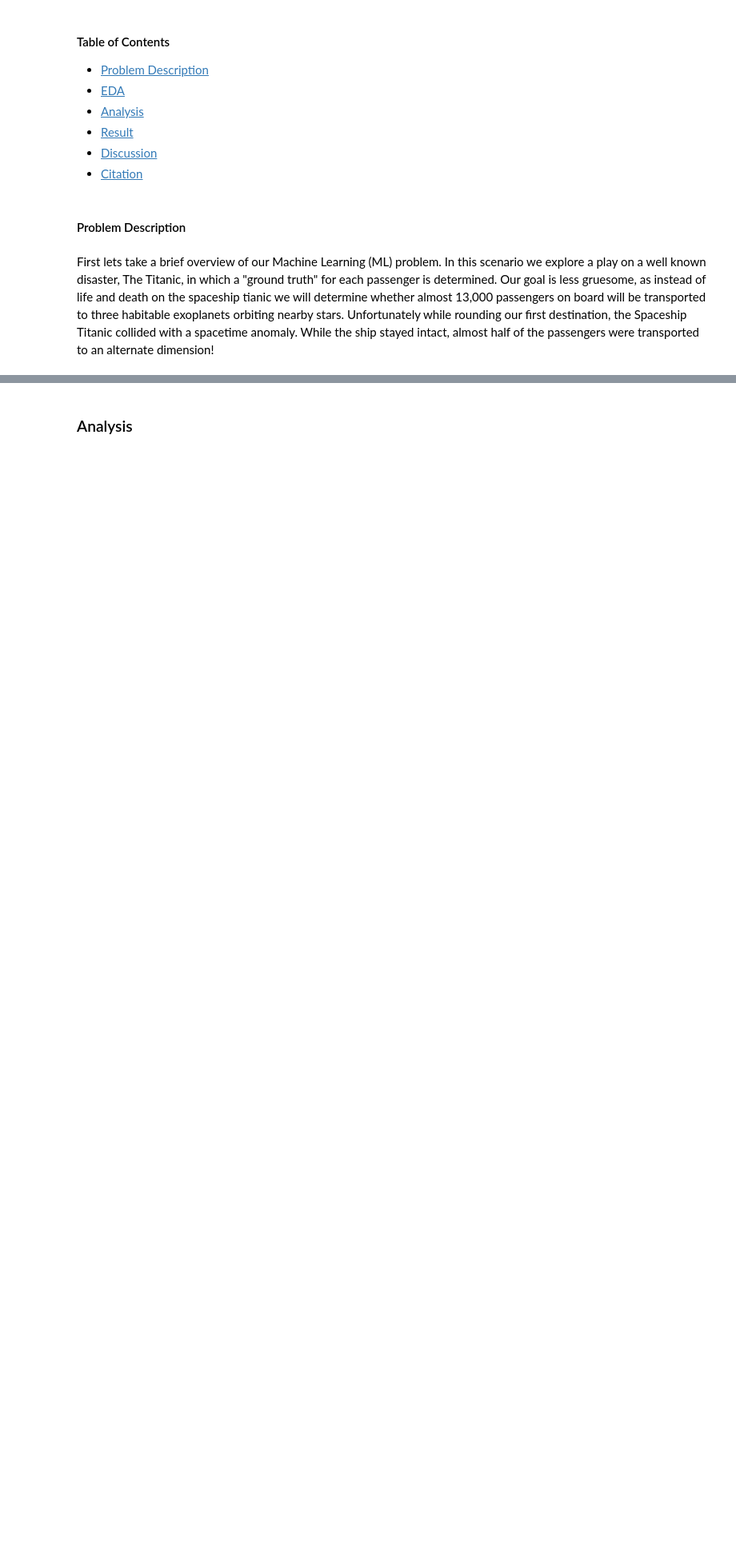
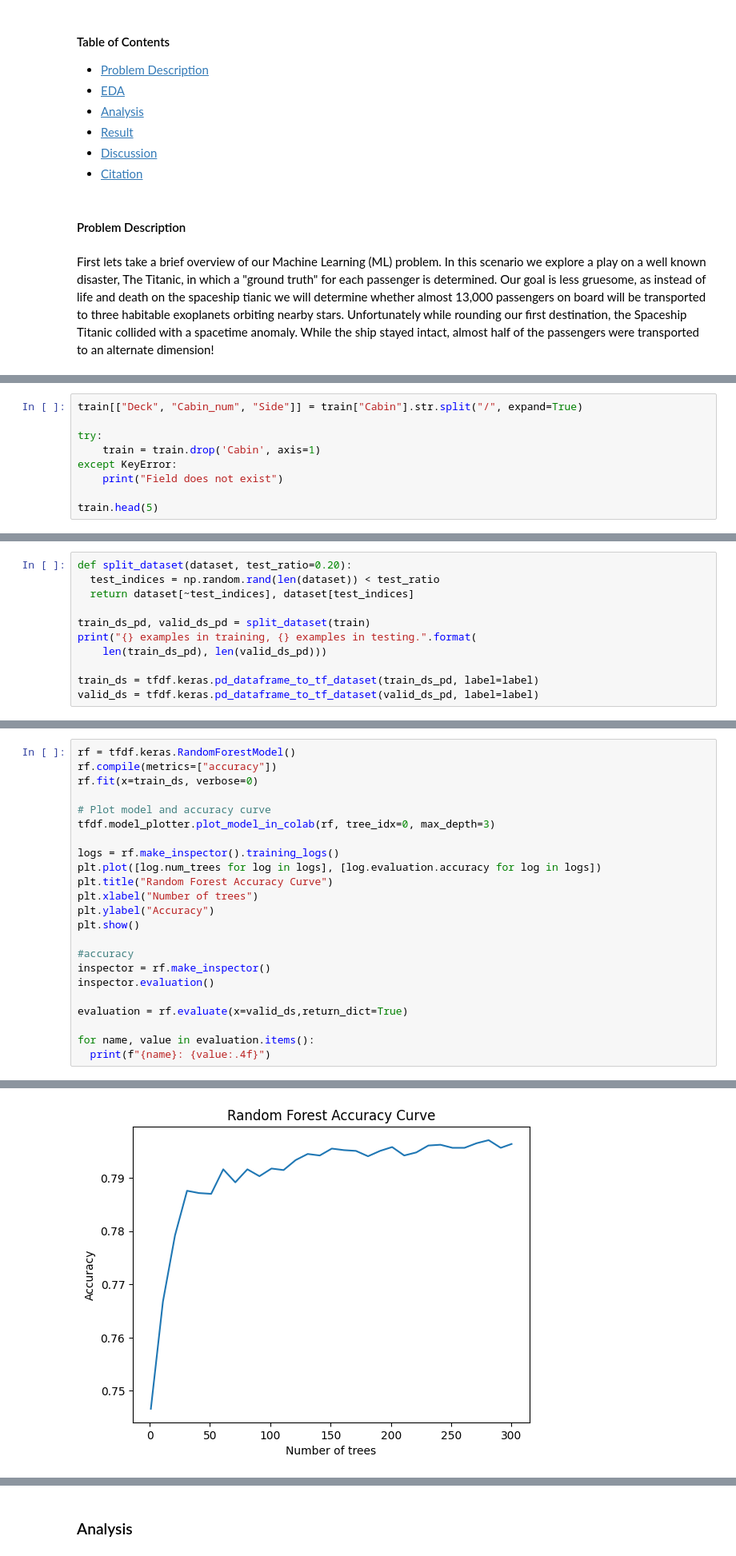
Before and after one commit to GHeart01/SpaceShip-Titanic-Supervised-ML-Project, a Jupyter notebook: SpaceshipTitanic.ipynb, the cells around one changed output, grey strips where cells are left out. Shown at 80% size. Drawn from its saved outputs; the diff is of its cells as text; blank space fills up the shorter version.

```diff
--- a/SpaceshipTitanic.ipynb
+++ b/SpaceshipTitanic.ipynb
@@ -147,0 +313,9 @@ print("Full train dataset shape is {}".format(dataset_df.shape))
+# %%
+train[["Deck", "Cabin_num", "Side"]] = train["Cabin"].str.split("/", expand=True)
+
+try:
+    train = train.drop('Cabin', axis=1)
+except KeyError:
+    print("Field does not exist")
+
+train.head(5)
@@ -147,0 +331,11 @@ print("Full train dataset shape is {}".format(dataset_df.shape))
+# %%
+def split_dataset(dataset, test_ratio=0.20):
+  test_indices = np.random.rand(len(dataset)) < test_ratio
+  return dataset[~test_indices], dataset[test_indices]
+
+train_ds_pd, valid_ds_pd = split_dataset(train)
+print("{} examples in training, {} examples in testing.".format(
+    len(train_ds_pd), len(valid_ds_pd)))
+
+train_ds = tfdf.keras.pd_dataframe_to_tf_dataset(train_ds_pd, label=label)
+valid_ds = tfdf.keras.pd_dataframe_to_tf_dataset(valid_ds_pd, label=label)
@@ -147,0 +348,24 @@ print("Full train dataset shape is {}".format(dataset_df.shape))
+# %%
+rf = tfdf.keras.RandomForestModel()
+rf.compile(metrics=["accuracy"])
+rf.fit(x=train_ds, verbose=0)
+
+# Plot model and accuracy curve
+tfdf.model_plotter.plot_model_in_colab(rf, tree_idx=0, max_depth=3)
+
+logs = rf.make_inspector().training_logs()
+plt.plot([log.num_trees for log in logs], [log.evaluation.accuracy for log in logs])
+plt.title("Random Forest Accuracy Curve")
+plt.xlabel("Number of trees")
+plt.ylabel("Accuracy")
+plt.show()
+
+#accuracy
+inspector = rf.make_inspector()
+inspector.evaluation()
+
+evaluation = rf.evaluate(x=valid_ds,return_dict=True)
+
+for name, value in evaluation.items():
+  print(f"{name}: {value:.4f}")
+# %% [output]
@@ -147,0 +390 @@ print("Full train dataset shape is {}".format(dataset_df.shape))
+[figure, added]
```
Also changed, not shown: parts of 49 cells of this notebook, 3 other files.
